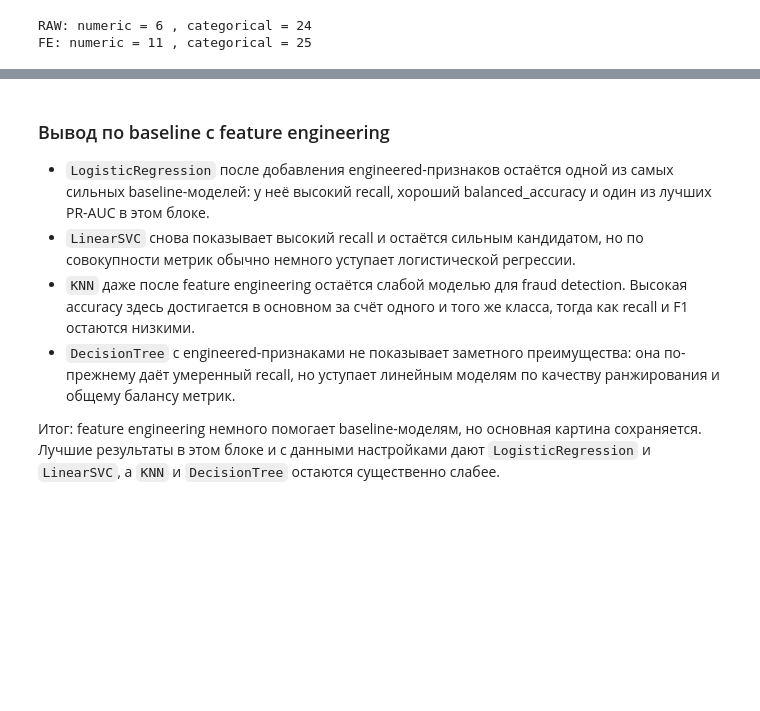
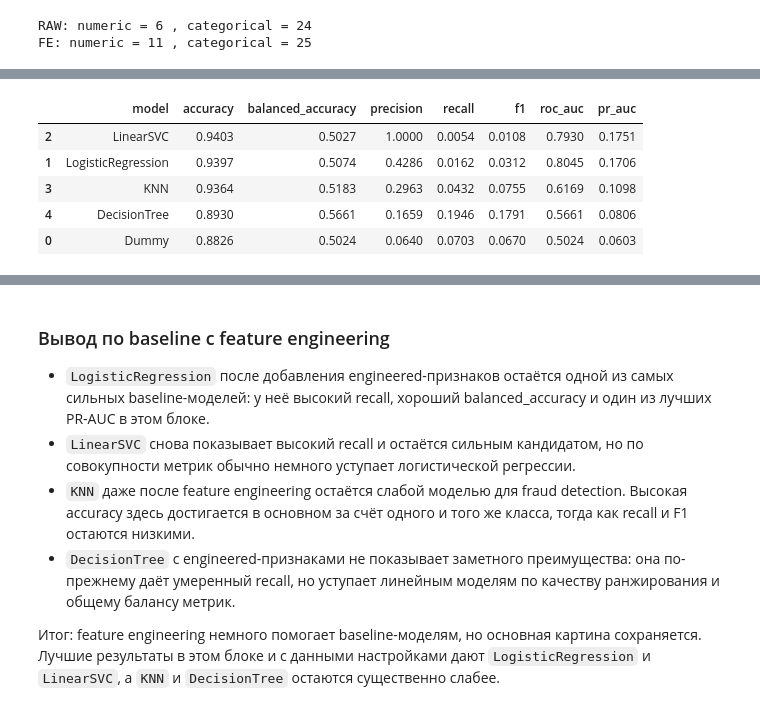
Before and after one commit to hsemlcourse/hseml-group-project-c0ldesty, a Jupyter notebook: notebooks/02_baseline.ipynb, the cells around one changed output, grey strips where cells are left out. Cells and saved outputs as stored; diff of their text form; code cells hidden in the pictures; blank space fills up the shorter version.

```diff
--- a/notebooks/02_baseline.ipynb
+++ b/notebooks/02_baseline.ipynb
@@ -135,0 +138,40 @@ FE: numeric = 11 , categorical = 25
+# %%
+# Определяем baseline-модели
+baseline_models_raw_no_balance = {
+    'Dummy': Pipeline([
+        ('preprocessor', linear_preprocessor_raw),
+        ('model', DummyClassifier(strategy='stratified', random_state=RANDOM_STATE)),
+    ]),
+    'LogisticRegression': Pipeline([
+        ('preprocessor', linear_preprocessor_raw),
+        ('model', LogisticRegression(max_iter=3000, random_state=RANDOM_STATE)),
+    ]),
+    'LinearSVC': Pipeline([
+        ('preprocessor', linear_preprocessor_raw),
+        ('model', LinearSVC(random_state=RANDOM_STATE)),
+    ]),
+    'KNN': Pipeline([
+        ('preprocessor', linear_preprocessor_raw),
+        ('model', KNeighborsClassifier(n_neighbors=5, weights='distance')),
+    ]),
+    'DecisionTree': Pipeline([
+        ('preprocessor', tree_preprocessor_raw),
+        ('model', DecisionTreeClassifier(random_state=RANDOM_STATE)),
+    ]),
+}
+# %%
+# Обучаем и оцениваем baseline-модели БЕЗ class_weight на raw-признаках.
+baseline_raw_no_balance_df, baseline_raw_no_balance_fitted = evaluate_model_dict(
+    baseline_models_raw_no_balance,
+    X_train_raw, y_train,
+    X_val_raw, y_val,
+)
+
+display(baseline_raw_no_balance_df.sort_values(by=["pr_auc", "recall", "f1"], ascending=False).style.format(precision=4))
+# %% [output]
+|  | model | accuracy | balanced_accuracy | precision | recall | f1 | roc_auc | pr_auc |
+| 2 | LinearSVC | 0.9403 | 0.5027 | 1.0000 | 0.0054 | 0.0108 | 0.7930 | 0.1751 |
+| 1 | LogisticRegression | 0.9397 | 0.5074 | 0.4286 | 0.0162 | 0.0312 | 0.8045 | 0.1706 |
+| 3 | KNN | 0.9364 | 0.5183 | 0.2963 | 0.0432 | 0.0755 | 0.6169 | 0.1098 |
+| 4 | DecisionTree | 0.8930 | 0.5661 | 0.1659 | 0.1946 | 0.1791 | 0.5661 | 0.0806 |
+| 0 | Dummy | 0.8826 | 0.5024 | 0.0640 | 0.0703 | 0.0670 | 0.5024 | 0.0603 |
```
Also changed, not shown: parts of 12 cells of this notebook.
